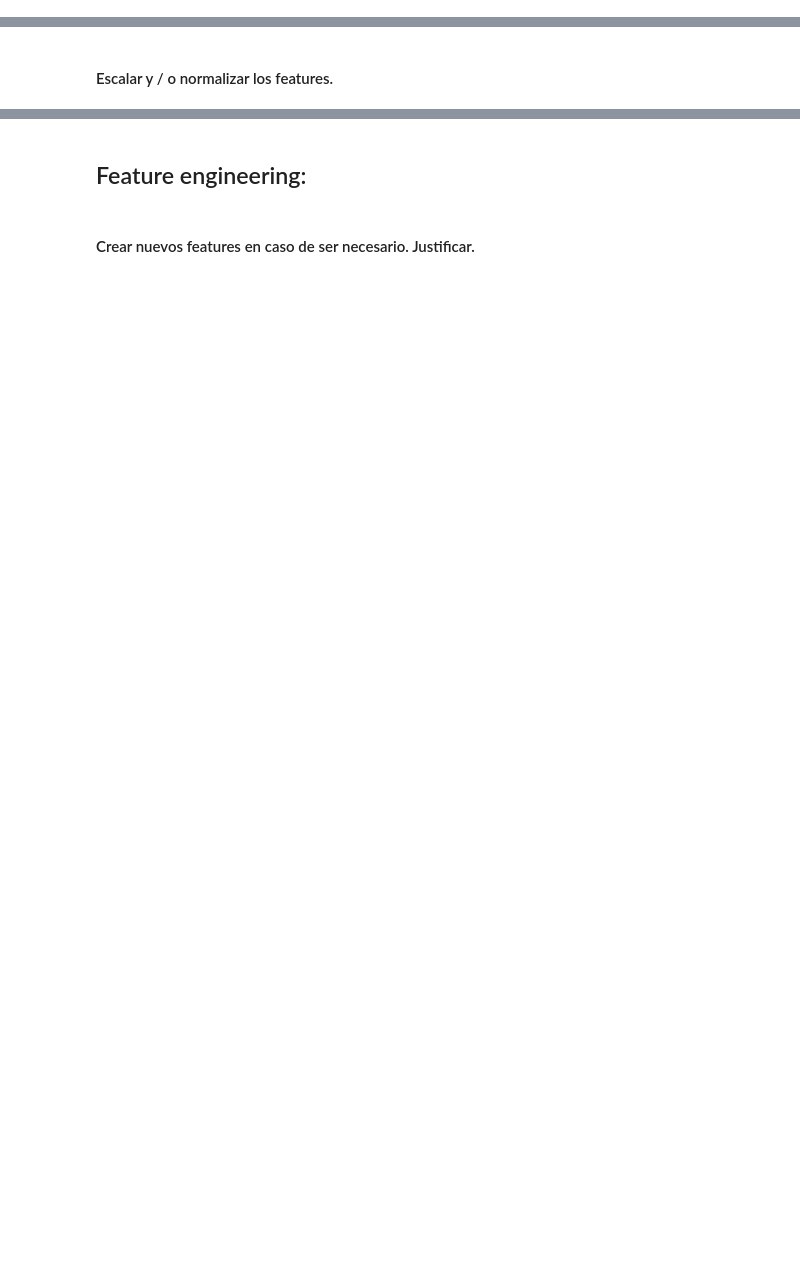
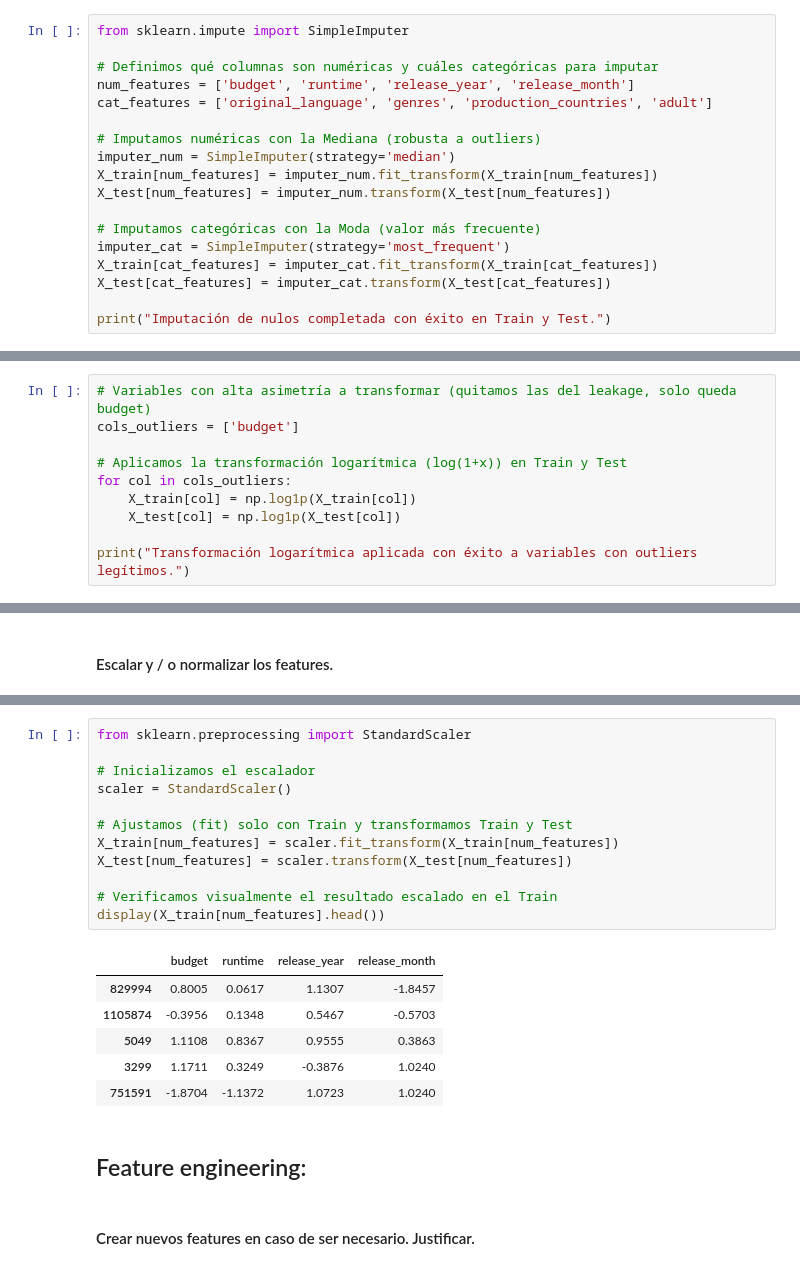
Before and after one commit to jbmild/ceia-add, a Jupyter notebook: tp.ipynb, the cells around one changed output, grey strips where cells are left out. Cells and saved outputs as stored; diff of their text form; blank space fills up the shorter version.

```diff
--- a/tp.ipynb
+++ b/tp.ipynb
@@ -459,0 +538,18 @@ Passing `palette` without assigning `hue` is deprecated and will be removed in v
+# %%
+from sklearn.impute import SimpleImputer
+
+# Definimos qué columnas son numéricas y cuáles categóricas para imputar
+num_features = ['budget', 'runtime', 'release_year', 'release_month']
+cat_features = ['original_language', 'genres', 'production_countries', 'adult']
+
+# Imputamos numéricas con la Mediana (robusta a outliers)
+imputer_num = SimpleImputer(strategy='median')
+X_train[num_features] = imputer_num.fit_transform(X_train[num_features])
+X_test[num_features] = imputer_num.transform(X_test[num_features])
+
+# Imputamos categóricas con la Moda (valor más frecuente)
+imputer_cat = SimpleImputer(strategy='most_frequent')
+X_train[cat_features] = imputer_cat.fit_transform(X_train[cat_features])
+X_test[cat_features] = imputer_cat.transform(X_test[cat_features])
+
+print("Imputación de nulos completada con éxito en Train y Test.")
@@ -461,0 +566,10 @@ Passing `palette` without assigning `hue` is deprecated and will be removed in v
+# %%
+# Variables con alta asimetría a transformar (quitamos las del leakage, solo queda budget)
+cols_outliers = ['budget']
+
+# Aplicamos la transformación logarítmica (log(1+x)) en Train y Test
+for col in cols_outliers:
+    X_train[col] = np.log1p(X_train[col])
+    X_test[col] = np.log1p(X_test[col])
+
+print("Transformación logarítmica aplicada con éxito a variables con outliers legítimos.")
@@ -464,3 +584,22 @@ Passing `palette` without assigning `hue` is deprecated and will be removed in v
+# %%
+from sklearn.preprocessing import StandardScaler
+
+# Inicializamos el escalador
+scaler = StandardScaler()
+
+# Ajustamos (fit) solo con Train y transformamos Train y Test
+X_train[num_features] = scaler.fit_transform(X_train[num_features])
+X_test[num_features] = scaler.transform(X_test[num_features])
+
+# Verificamos visualmente el resultado escalado en el Train
+display(X_train[num_features].head())
+# %% [output]
+|  | budget | runtime | release_year | release_month |
+| 829994 | 0.8005 | 0.0617 | 1.1307 | -1.8457 |
+| 1105874 | -0.3956 | 0.1348 | 0.5467 | -0.5703 |
+| 5049 | 1.1108 | 0.8367 | 0.9555 | 0.3863 |
+| 3299 | 1.1711 | 0.3249 | -0.3876 | 1.0240 |
+| 751591 | -1.8704 | -1.1372 | 1.0723 | 1.0240 |
 # %% [markdown]
 ## Feature engineering:
 # %% [markdown]
```
Also changed, not shown: parts of 16 cells of this notebook.
